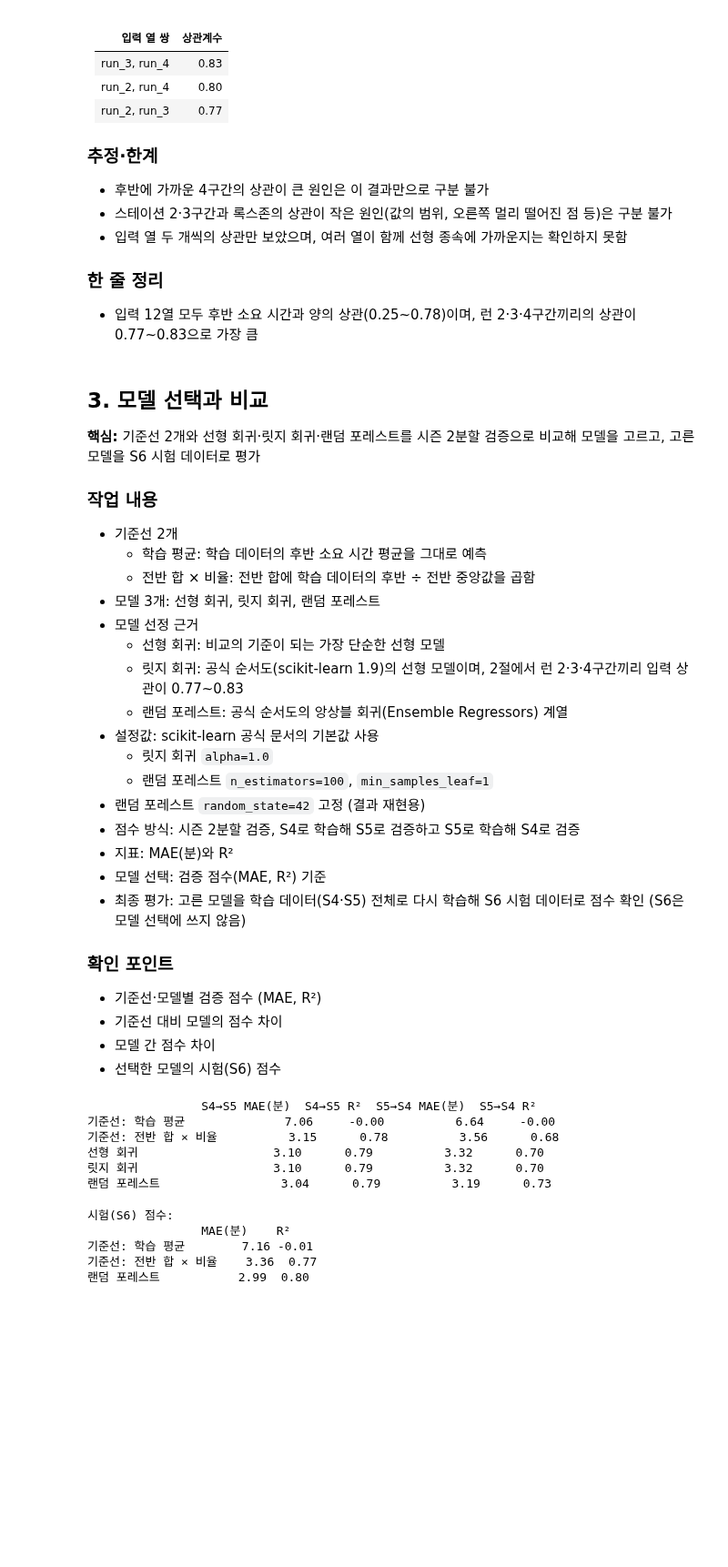
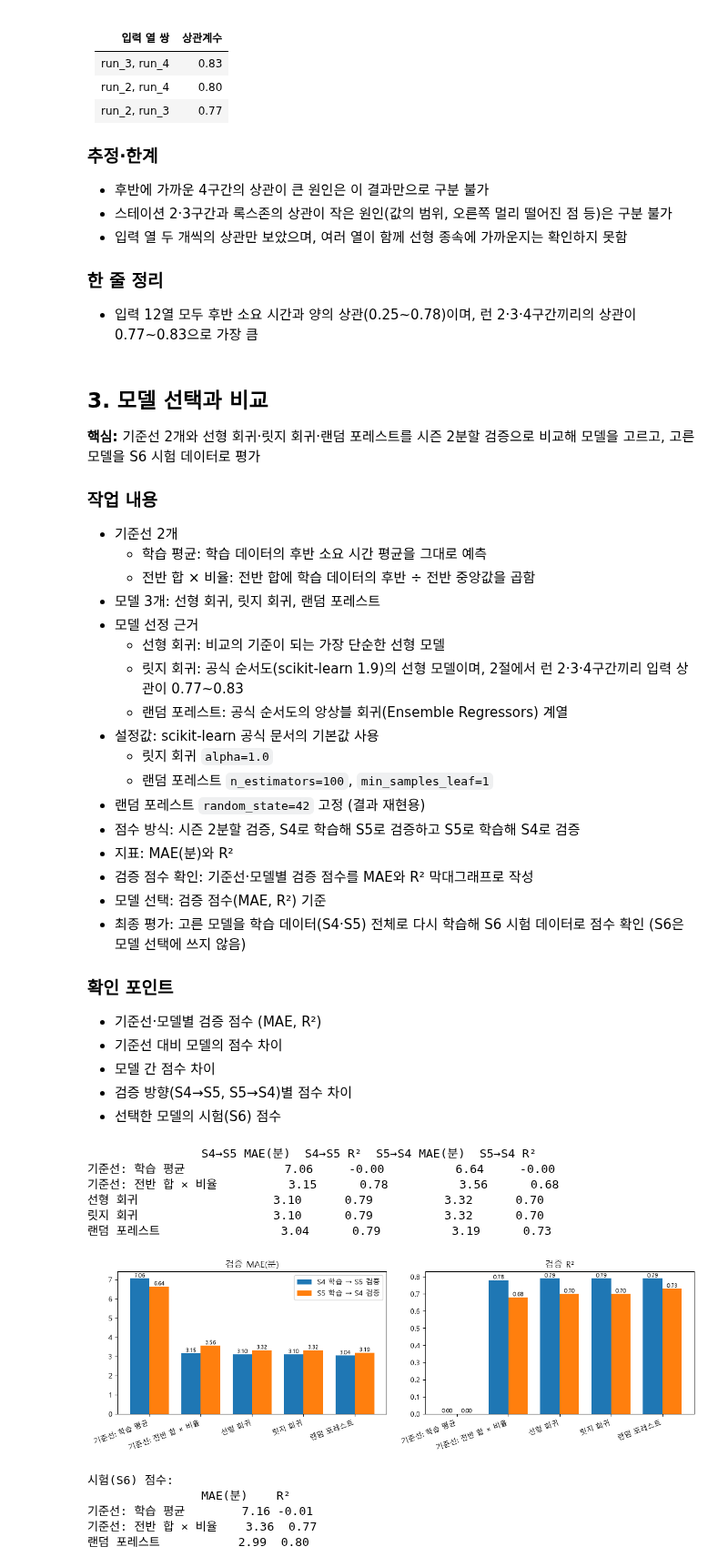
Before and after one commit to Jenny5789/hyrox-analysis, a Jupyter notebook: notebooks/04_regression.ipynb, the cells around one changed output. Shown at 91% size. Saved outputs shown, nothing was run; the diff lists cells and outputs as text; code cells hidden in the pictures; blank space fills up the shorter version.

Commit message:
feat: add graphs to regression notebook

```diff
--- a/notebooks/04_regression.ipynb
+++ b/notebooks/04_regression.ipynb
@@ -226,6 +226,7 @@ run_4  work_4    0.60
 - 랜덤 포레스트 `random_state=42` 고정 (결과 재현용)
 - 점수 방식: 시즌 2분할 검증, S4로 학습해 S5로 검증하고 S5로 학습해 S4로 검증
 - 지표: MAE(분)와 R²
+- 검증 점수 확인: 기준선·모델별 검증 점수를 MAE와 R² 막대그래프로 작성
 - 모델 선택: 검증 점수(MAE, R²) 기준
 - 최종 평가: 고른 모델을 학습 데이터(S4·S5) 전체로 다시 학습해 S6 시험 데이터로 점수 확인 (S6은 모델 선택에 쓰지 않음)
 
@@ -233,6 +234,7 @@ run_4  work_4    0.60
 - 기준선·모델별 검증 점수 (MAE, R²)
 - 기준선 대비 모델의 점수 차이
 - 모델 간 점수 차이
+- 검증 방향(S4→S5, S5→S4)별 점수 차이
 - 선택한 모델의 시험(S6) 점수
 # %%
 folds = [("S4", "S5"), ("S5", "S4")]  # (학습 시즌, 검증 시즌)
@@ -270,6 +272,25 @@ print(val_result.to_string())
 선형 회귀                   3.10      0.79          3.32      0.70
 릿지 회귀                   3.10      0.79          3.32      0.70
 랜덤 포레스트                 3.04      0.79          3.19      0.73
+# %%
+fig, axes = plt.subplots(1, 2, figsize=(12, 4))
+x = np.arange(len(val_result))
+w = 0.38  # 막대 너비
+
+for ax, metric in zip(axes, ["MAE(분)", "R²"]):
+    b1 = ax.bar(x - w / 2, val_result[f"S4→S5 {metric}"], w, label="S4 학습 → S5 검증")
+    b2 = ax.bar(x + w / 2, val_result[f"S5→S4 {metric}"], w, label="S5 학습 → S4 검증")
+    ax.bar_label(b1, fmt="%.2f", fontsize=8)  # 막대 차이가 작아 값을 표시
+    ax.bar_label(b2, fmt="%.2f", fontsize=8)
+    ax.set_xticks(x)
+    ax.set_xticklabels(val_result.index, rotation=20, ha="right")
+    ax.set_title(f"검증 {metric}")
+
+axes[0].legend()
+plt.tight_layout()
+plt.show()
+# %% [output]
+[figure, added]
 # %%
 final = make_models()["랜덤 포레스트"].fit(X_train, y_train)  # 학습 데이터(S4·S5) 전체로 다시 학습
 ratio = (y_train * 60 / X_train.sum(axis=1)).median()  # 후반 ÷ 전반 중앙값, 학습 데이터만 사용
```
Also changed, not shown: parts of 4 cells of this notebook.
